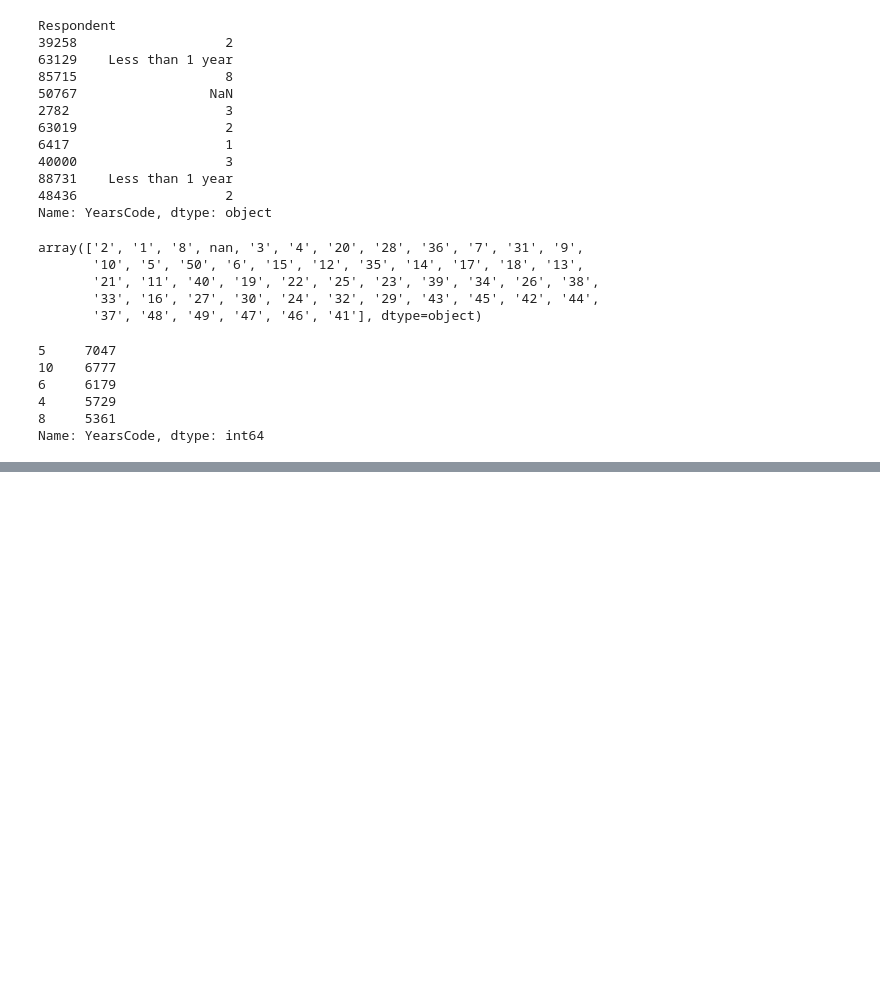
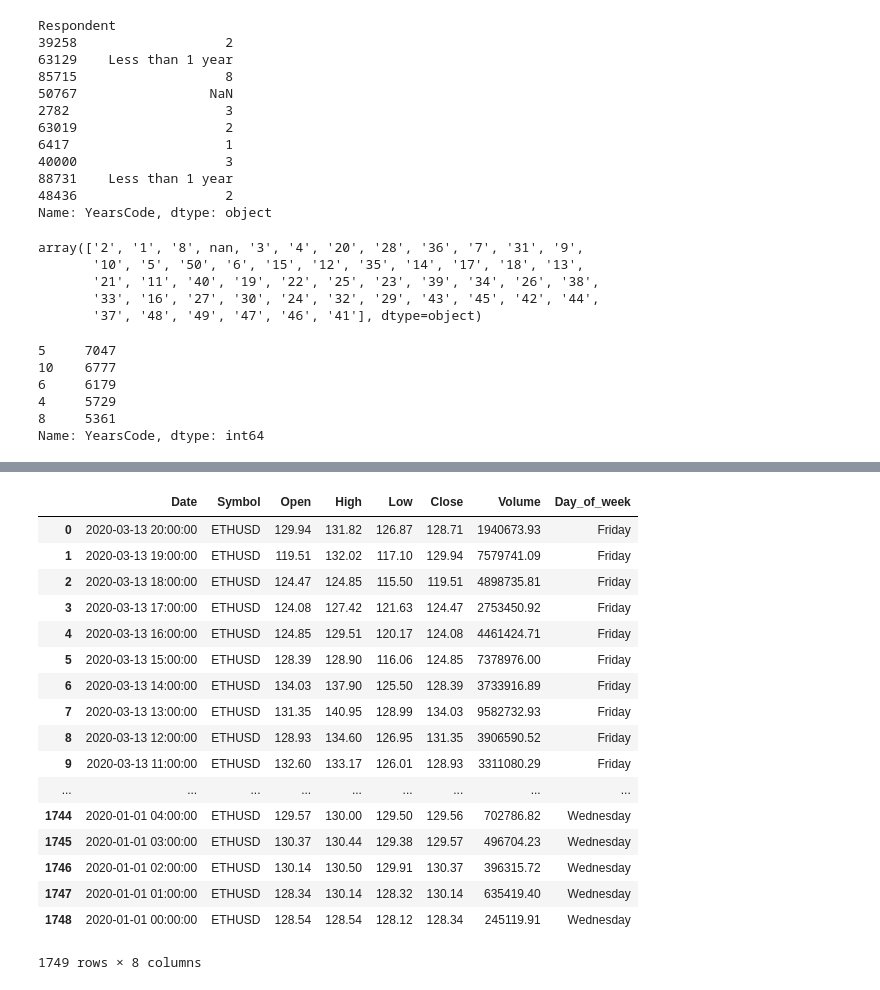
Before and after one commit to Martloni/Data_analysis, a Jupyter notebook: pyplot_matplotlib_and_pandas_notes.ipynb, the cells around one changed output, grey strips where cells are left out. Saved outputs shown, nothing was run; the diff lists cells and outputs as text; code cells hidden in the pictures; blank space fills up the shorter version.

```diff
--- a/pyplot_matplotlib_and_pandas_notes.ipynb
+++ b/pyplot_matplotlib_and_pandas_notes.ipynb
@@ -1246,0 +1325,21 @@ Name: YearsCode, dtype: int64
+# %%
+crypto_df.loc[crypto_df['Date'] >= '2020']
+# %% [output]
+|  | Date | Symbol | Open | High | Low | Close | Volume | Day_of_week |
+| 0 | 2020-03-13 20:00:00 | ETHUSD | 129.94 | 131.82 | 126.87 | 128.71 | 1940673.93 | Friday |
+| 1 | 2020-03-13 19:00:00 | ETHUSD | 119.51 | 132.02 | 117.10 | 129.94 | 7579741.09 | Friday |
+| 2 | 2020-03-13 18:00:00 | ETHUSD | 124.47 | 124.85 | 115.50 | 119.51 | 4898735.81 | Friday |
+| 3 | 2020-03-13 17:00:00 | ETHUSD | 124.08 | 127.42 | 121.63 | 124.47 | 2753450.92 | Friday |
+| 4 | 2020-03-13 16:00:00 | ETHUSD | 124.85 | 129.51 | 120.17 | 124.08 | 4461424.71 | Friday |
+| 5 | 2020-03-13 15:00:00 | ETHUSD | 128.39 | 128.90 | 116.06 | 124.85 | 7378976.00 | Friday |
+| 6 | 2020-03-13 14:00:00 | ETHUSD | 134.03 | 137.90 | 125.50 | 128.39 | 3733916.89 | Friday |
+| 7 | 2020-03-13 13:00:00 | ETHUSD | 131.35 | 140.95 | 128.99 | 134.03 | 9582732.93 | Friday |
+| 8 | 2020-03-13 12:00:00 | ETHUSD | 128.93 | 134.60 | 126.95 | 131.35 | 3906590.52 | Friday |
+| 9 | 2020-03-13 11:00:00 | ETHUSD | 132.60 | 133.17 | 126.01 | 128.93 | 3311080.29 | Friday |
+| ... | ... | ... | ... | ... | ... | ... | ... | ... |
+| 1744 | 2020-01-01 04:00:00 | ETHUSD | 129.57 | 130.00 | 129.50 | 129.56 | 702786.82 | Wednesday |
+| 1745 | 2020-01-01 03:00:00 | ETHUSD | 130.37 | 130.44 | 129.38 | 129.57 | 496704.23 | Wednesday |
+| 1746 | 2020-01-01 02:00:00 | ETHUSD | 130.14 | 130.50 | 129.91 | 130.37 | 396315.72 | Wednesday |
+| 1747 | 2020-01-01 01:00:00 | ETHUSD | 128.34 | 130.14 | 128.32 | 130.14 | 635419.40 | Wednesday |
+| 1748 | 2020-01-01 00:00:00 | ETHUSD | 128.54 | 128.54 | 128.12 | 128.34 | 245119.91 | Wednesday |
+1749 rows × 8 columns
```
Also changed, not shown: parts of 34 cells of this notebook.
